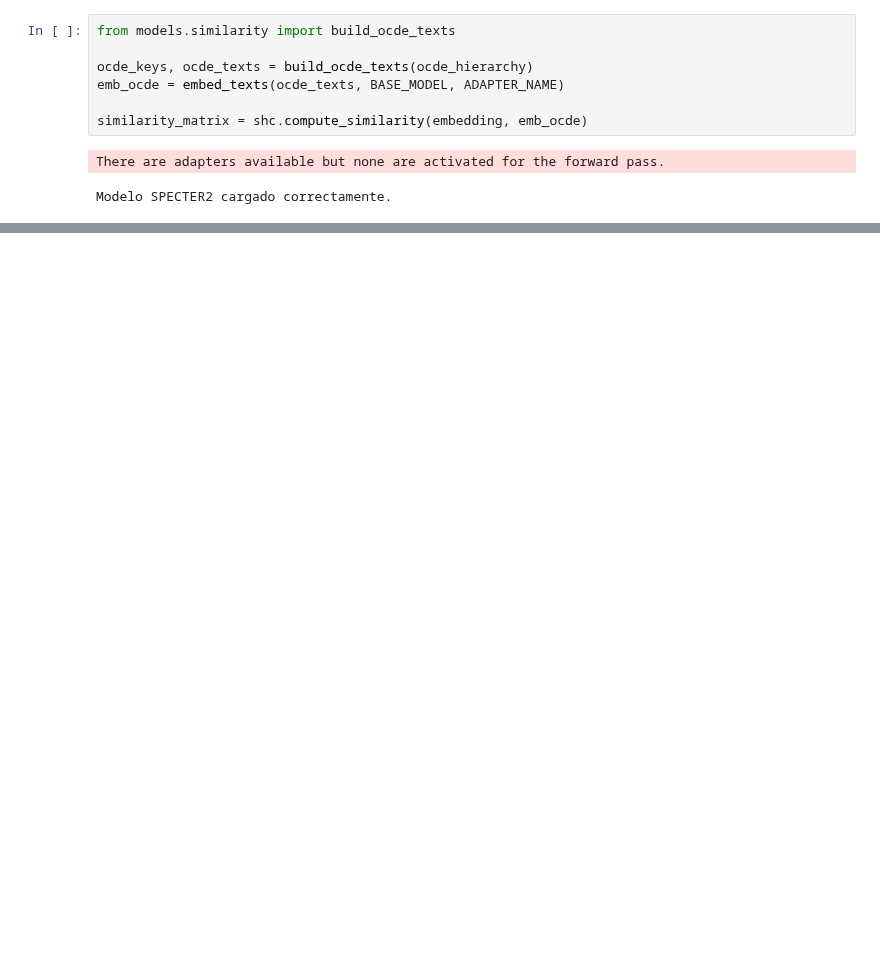
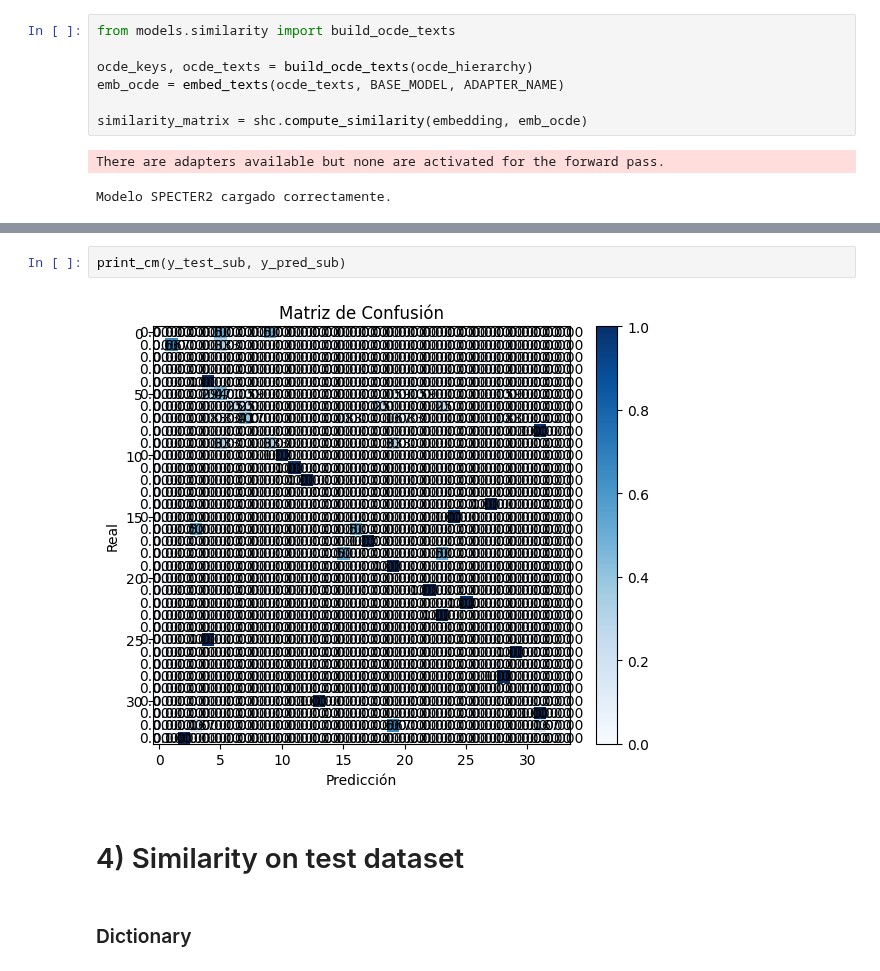
Before and after one commit to jitalo333/VRID_language_proyect, a Jupyter notebook: BERT/notebooks/OCDE_binary.ipynb, the cells around one changed output, grey strips where cells are left out. Drawn from its saved outputs; the diff is of its cells as text; blank space fills up the shorter version.

```diff
--- a/BERT/notebooks/OCDE_binary.ipynb
+++ b/BERT/notebooks/OCDE_binary.ipynb
@@ -1620,0 +2163,8 @@ Name: Categoria Disciplina, dtype: object
+# %%
+print_cm(y_test_sub, y_pred_sub)
+# %% [output]
+[figure, added]
+# %% [markdown]
+# 4) Similarity on test dataset
+# %% [markdown]
+### Dictionary
```
Also changed, not shown: parts of 29 cells of this notebook, 1 other file.
